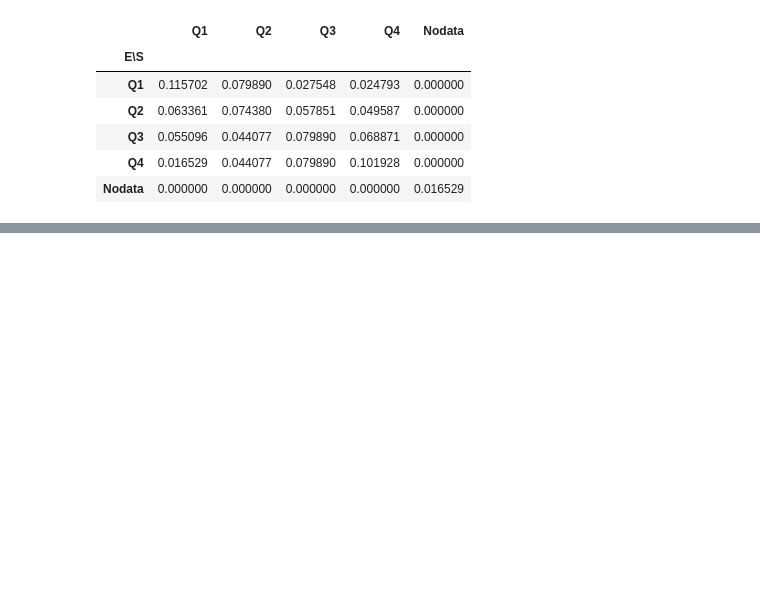
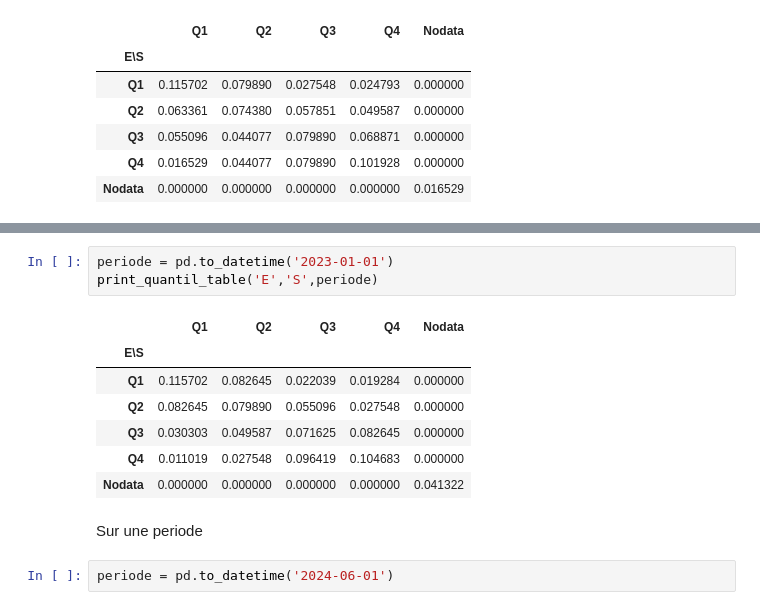
Before and after one commit to VictorienMarette/Statapp_Valuco, a Jupyter notebook: Tableau_Double_Entree/tableau_double_entree.ipynb, the cells around one changed output, grey strips where cells are left out. Drawn from its saved outputs; the diff is of its cells as text; blank space fills up the shorter version.

```diff
--- a/Tableau_Double_Entree/tableau_double_entree.ipynb
+++ b/Tableau_Double_Entree/tableau_double_entree.ipynb
@@ -113,0 +149,15 @@ print_quantil_table('E','S',periode)
+# %%
+periode = pd.to_datetime('2023-01-01')
+print_quantil_table('E','S',periode)
+# %% [output]
+|  | Q1 | Q2 | Q3 | Q4 | Nodata |
+| E\S |  |  |  |  |  |
+| Q1 | 0.115702 | 0.082645 | 0.022039 | 0.019284 | 0.000000 |
+| Q2 | 0.082645 | 0.079890 | 0.055096 | 0.027548 | 0.000000 |
+| Q3 | 0.030303 | 0.049587 | 0.071625 | 0.082645 | 0.000000 |
+| Q4 | 0.011019 | 0.027548 | 0.096419 | 0.104683 | 0.000000 |
+| Nodata | 0.000000 | 0.000000 | 0.000000 | 0.000000 | 0.041322 |
+# %% [markdown]
+Sur une periode
+# %%
+periode = pd.to_datetime('2024-06-01')
```
Also changed, not shown: parts of 8 cells of this notebook.
